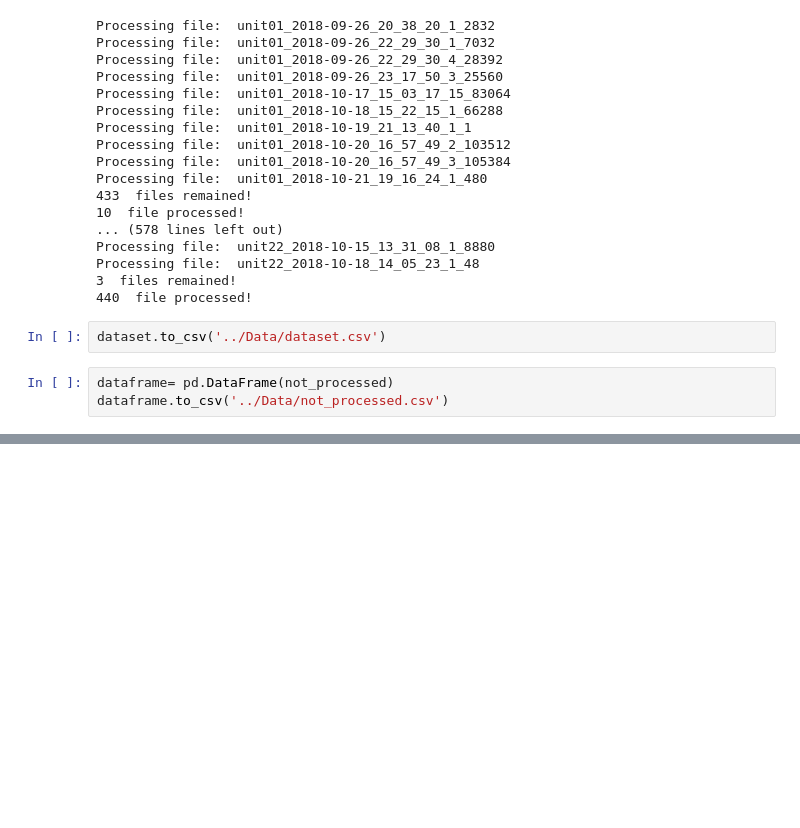
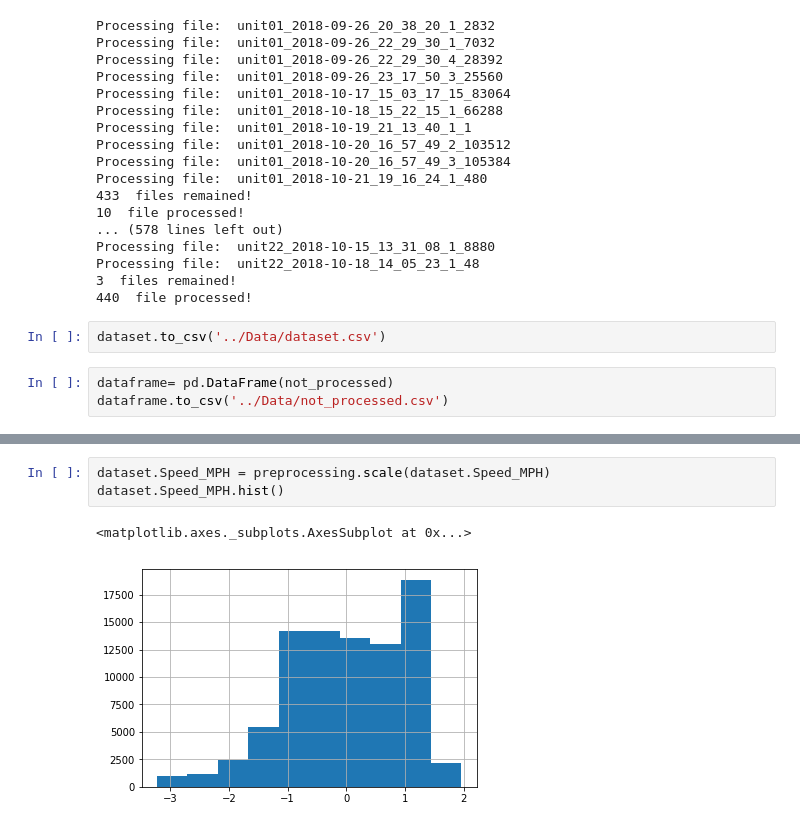
Before and after one commit to saeedarabi92/Farm-equipment-following-behaviour, a Jupyter notebook: notebooks/Mixed_effect_model.ipynb, the cells around one changed output, grey strips where cells are left out. Drawn from its saved outputs; the diff is of its cells as text; blank space fills up the shorter version.

```diff
--- a/notebooks/Mixed_effect_model.ipynb
+++ b/notebooks/Mixed_effect_model.ipynb
@@ -77,0 +111,6 @@ dataframe.to_csv('../Data/not_processed.csv')
+# %%
+dataset.Speed_MPH = preprocessing.scale(dataset.Speed_MPH)
+dataset.Speed_MPH.hist()
+# %% [output]
+<matplotlib.axes._subplots.AxesSubplot at 0x...>
+[figure, added]
```
Also changed, not shown: parts of 10 cells of this notebook.
